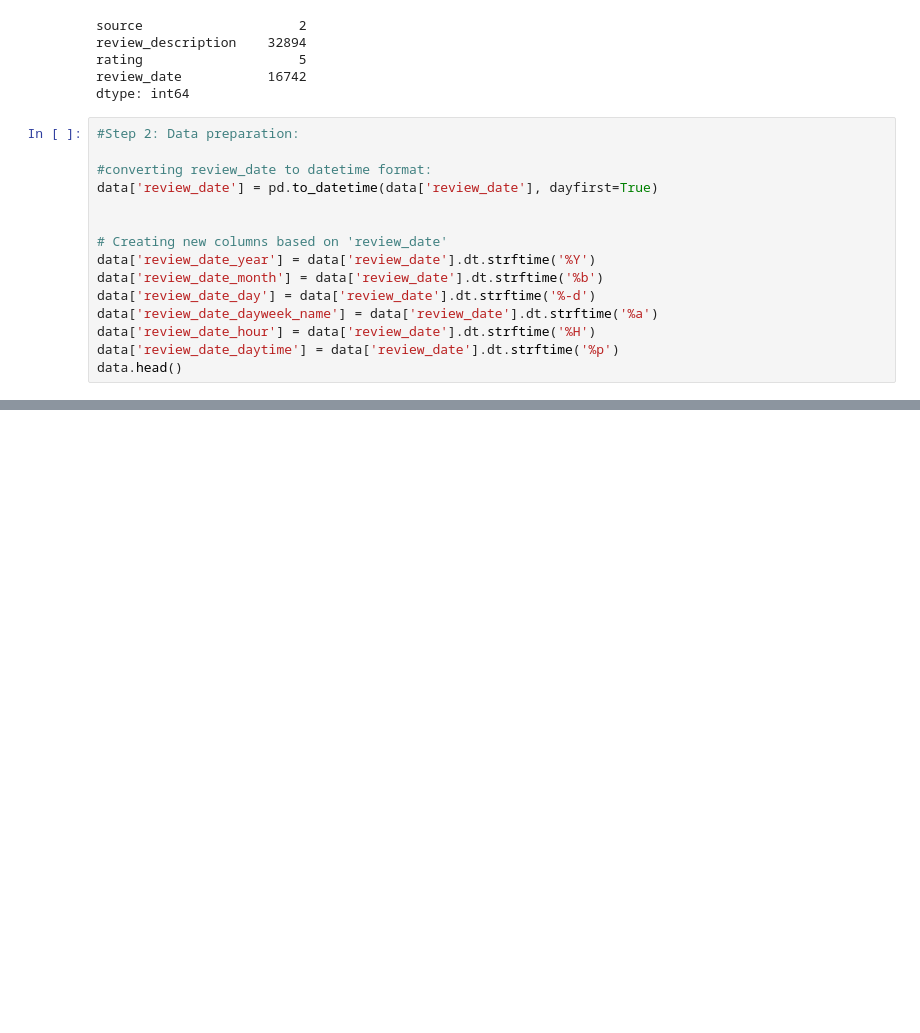
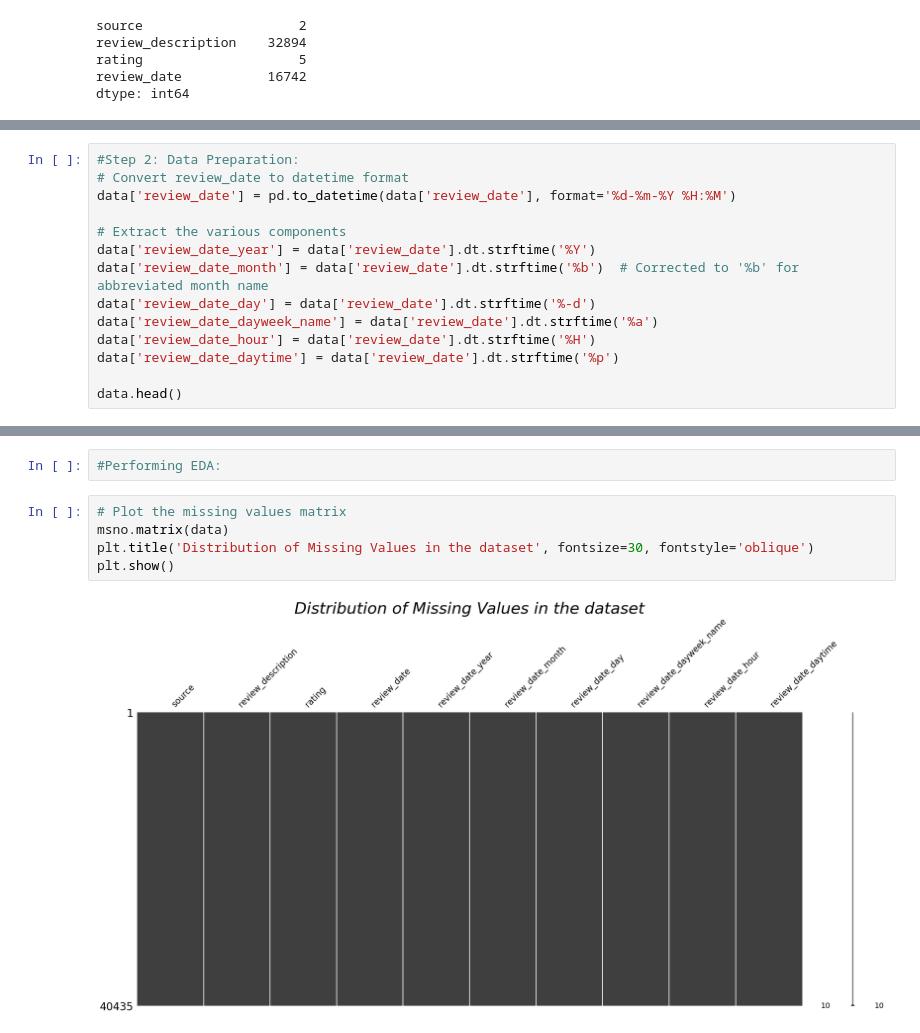
Before and after one commit to Chethan34/App-Review-Sentiment-Analysis, a Jupyter notebook: AppReviewSentiment.ipynb, the cells around one changed output, grey strips where cells are left out. Cells and saved outputs as stored; diff of their text form; blank space fills up the shorter version.

```diff
--- a/AppReviewSentiment.ipynb
+++ b/AppReviewSentiment.ipynb
@@ -64,18 +65,3 @@ review_description    32894
 rating                    5
 review_date           16742
 dtype: int64
-# %%
-#Step 2: Data preparation:
-
-#converting review_date to datetime format:
-data['review_date'] = pd.to_datetime(data['review_date'], dayfirst=True)
-
-
-# Creating new columns based on 'review_date'
-data['review_date_year'] = data['review_date'].dt.strftime('%Y')
-data['review_date_month'] = data['review_date'].dt.strftime('%b')
-data['review_date_day'] = data['review_date'].dt.strftime('%-d')
-data['review_date_dayweek_name'] = data['review_date'].dt.strftime('%a')
-data['review_date_hour'] = data['review_date'].dt.strftime('%H')
-data['review_date_daytime'] = data['review_date'].dt.strftime('%p')
-data.head()
@@ -97,0 +68,14 @@ Name: count, dtype: int64
+# %%
+#Step 2: Data Preparation:
+# Convert review_date to datetime format
+data['review_date'] = pd.to_datetime(data['review_date'], format='%d-%m-%Y %H:%M')
+
+# Extract the various components
+data['review_date_year'] = data['review_date'].dt.strftime('%Y')
+data['review_date_month'] = data['review_date'].dt.strftime('%b')  # Corrected to '%b' for abbreviated month name
+data['review_date_day'] = data['review_date'].dt.strftime('%-d')
+data['review_date_dayweek_name'] = data['review_date'].dt.strftime('%a')
+data['review_date_hour'] = data['review_date'].dt.strftime('%H')
+data['review_date_daytime'] = data['review_date'].dt.strftime('%p')
+
+data.head()
@@ -97,0 +118,9 @@ Name: count, dtype: int64
+# %%
+#Performing EDA:
+# %%
+# Plot the missing values matrix
+msno.matrix(data)
+plt.title('Distribution of Missing Values in the dataset', fontsize=30, fontstyle='oblique')
+plt.show()
+# %% [output]
+[figure, added]
```
Also changed, not shown: parts of 11 cells of this notebook.
